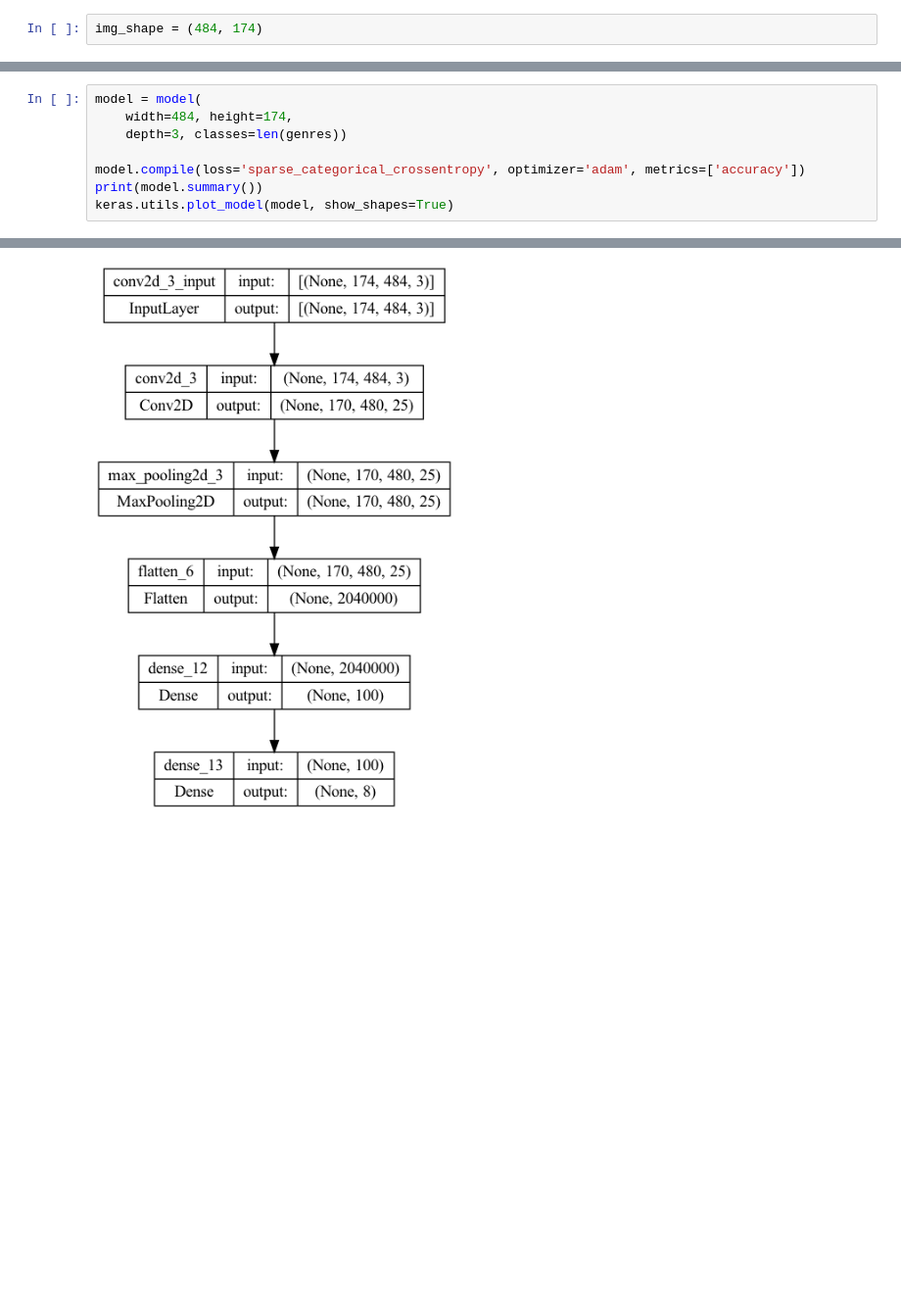
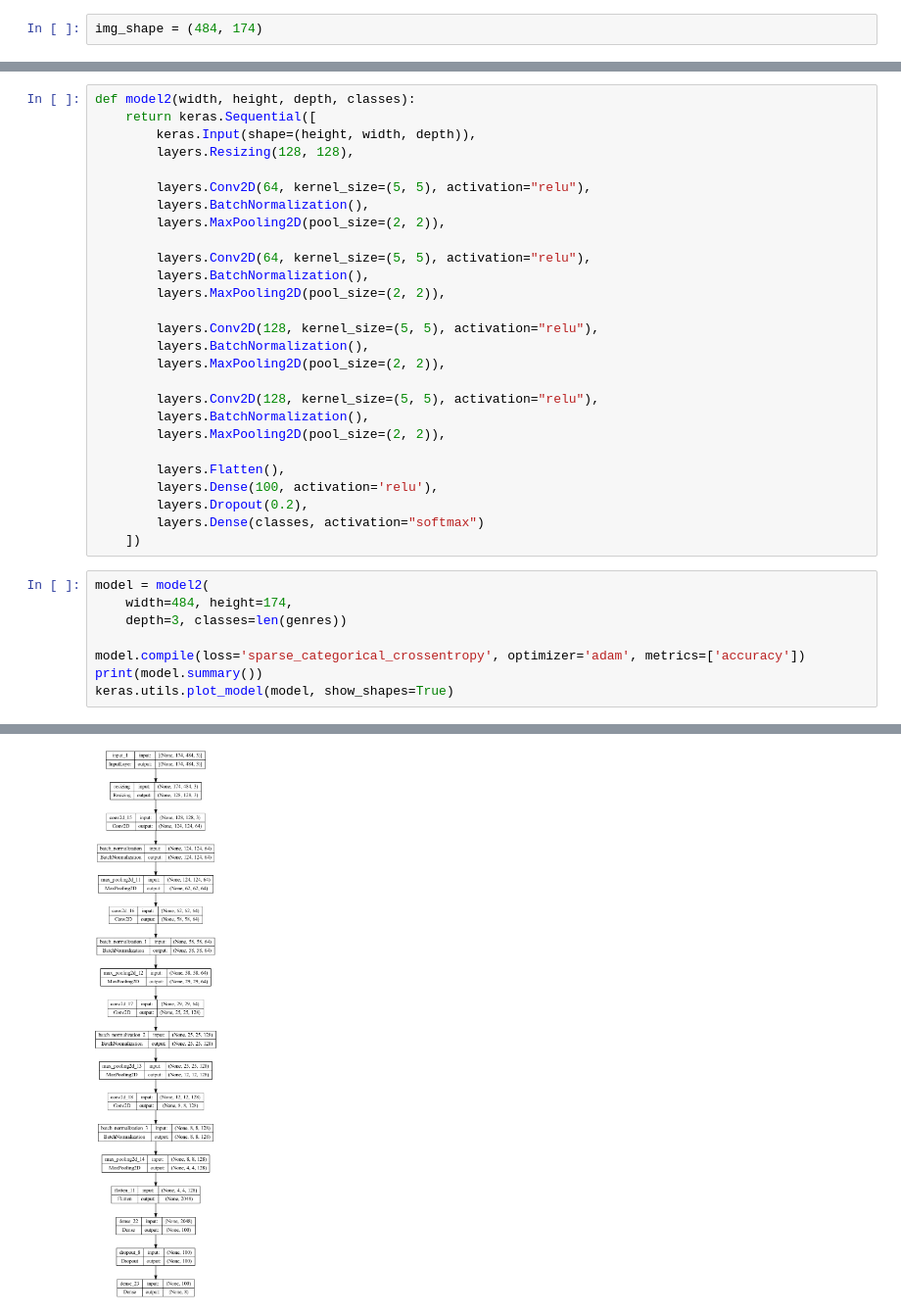
Before and after one commit to ThetaRangers/ML, a Jupyter notebook: classification.ipynb, the cells around one changed output, grey strips where cells are left out. Shown at 98% size. Saved outputs shown, nothing was run; the diff lists cells and outputs as text; blank space fills up the shorter version.

```diff
--- a/classification.ipynb
+++ b/classification.ipynb
@@ -173,7 +176,34 @@ def model(width, height, depth, classes):
     model.add(Dense(classes, activation='softmax'))
     return model
+# %%
+def model2(width, height, depth, classes):
+    return keras.Sequential([
+        keras.Input(shape=(height, width, depth)),
+        layers.Resizing(128, 128),
+
+        layers.Conv2D(64, kernel_size=(5, 5), activation="relu"),
+        layers.BatchNormalization(),
+        layers.MaxPooling2D(pool_size=(2, 2)),
+
+        layers.Conv2D(64, kernel_size=(5, 5), activation="relu"),
+        layers.BatchNormalization(),
+        layers.MaxPooling2D(pool_size=(2, 2)),
+
+        layers.Conv2D(128, kernel_size=(5, 5), activation="relu"),
+        layers.BatchNormalization(),
+        layers.MaxPooling2D(pool_size=(2, 2)),
+
+        layers.Conv2D(128, kernel_size=(5, 5), activation="relu"),
+        layers.BatchNormalization(),
+        layers.MaxPooling2D(pool_size=(2, 2)),
+
+        layers.Flatten(),
+        layers.Dense(100, activation='relu'),
+        layers.Dropout(0.2),
+        layers.Dense(classes, activation="softmax")
+    ])
 # %%
-model = model(
+model = model2(
     width=484, height=174,
     depth=3, classes=len(genres))
 
@@ -199,4 +229,4 @@ Non-trainable params: 0
 _________________________________________________________________
 None
-[figure, old version]
+[figure, new version]
 # %%
```
Also changed, not shown: parts of 9 cells of this notebook, 4 other files.
